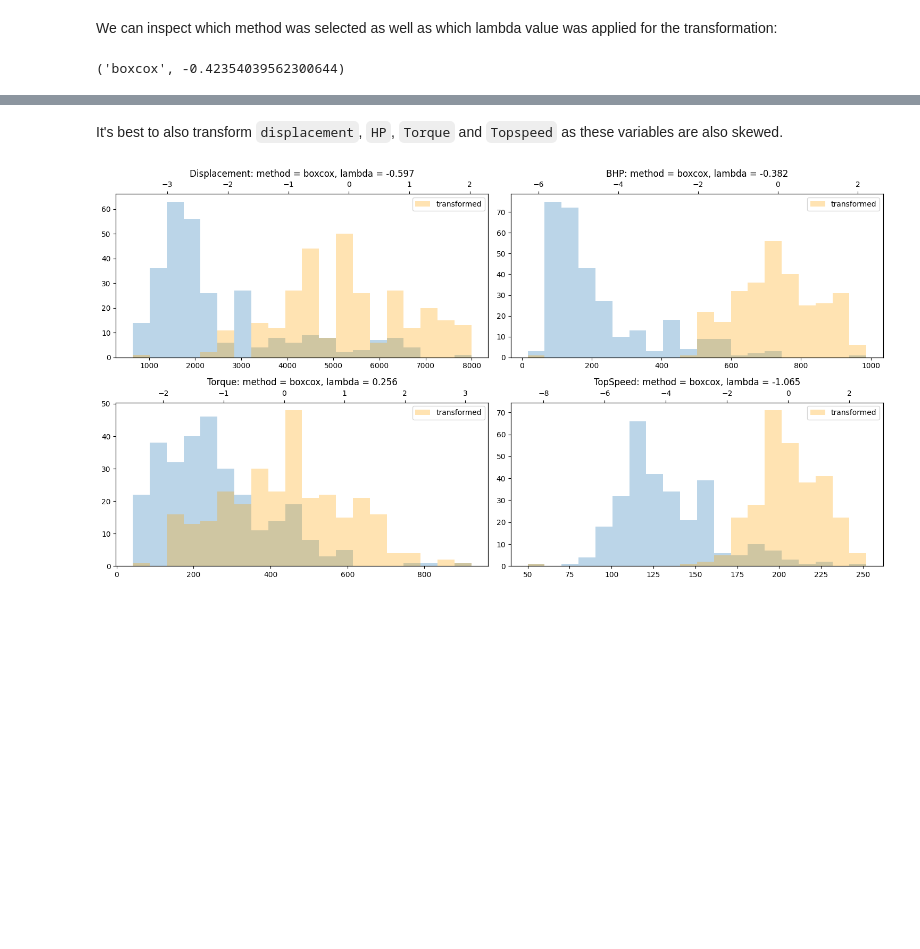
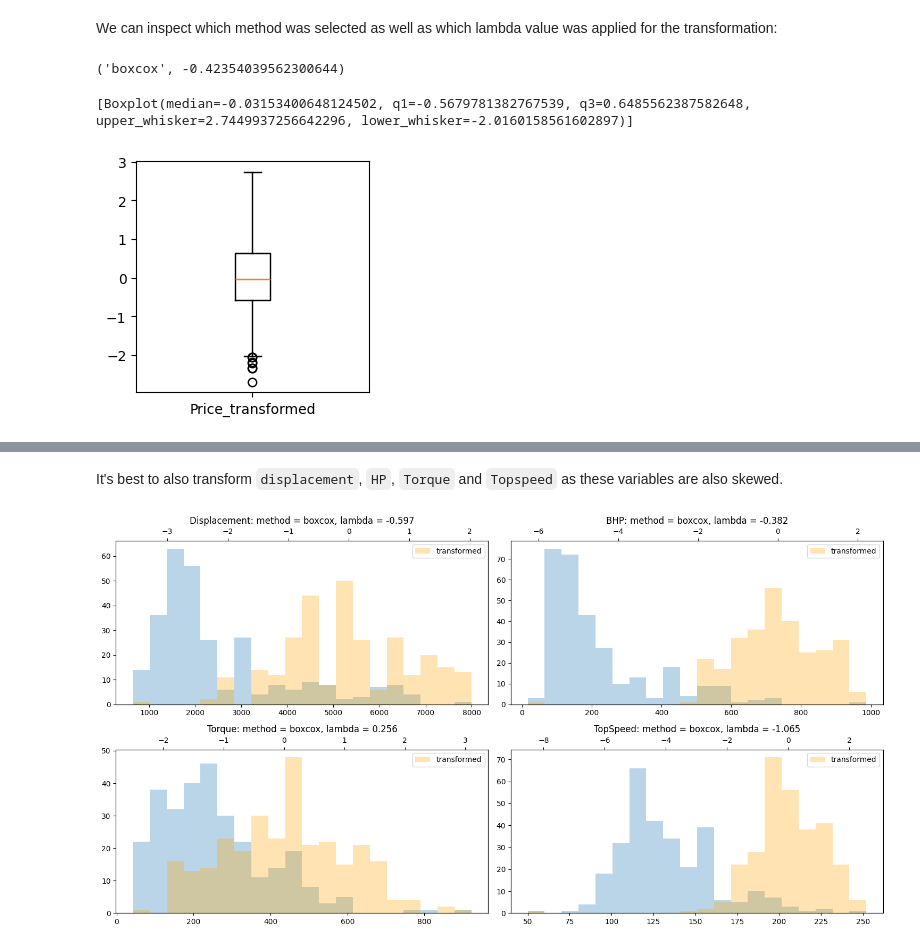
Before and after one commit to STAN-UAntwerp/robpy, a Jupyter notebook: demo_notebooks/topgear.ipynb, the cells around one changed output, grey strips where cells are left out. Cells and saved outputs as stored; diff of their text form; code cells hidden in the pictures; blank space fills up the shorter version.

```diff
--- a/demo_notebooks/topgear.ipynb
+++ b/demo_notebooks/topgear.ipynb
@@ -120,4 +121,9 @@ We can inspect which method was selected as well as which lambda value was appli
 price_transformer.method, price_transformer.lambda_rew
 # %% [output]
 ('boxcox', -0.42354039562300644)
+# %%
+adjusted_boxplot(clean_data['Price_transformed'],figsize=(3,3))
+# %% [output]
+[Boxplot(median=-0.03153400648124502, q1=-0.5679781382767539, q3=0.6485562387582648, upper_whisker=2.7449937256642296, lower_whisker=-2.0160158561602897)]
+[figure, added]
 # %%
```
Also changed, not shown: parts of 7 cells of this notebook, 1 other file.
